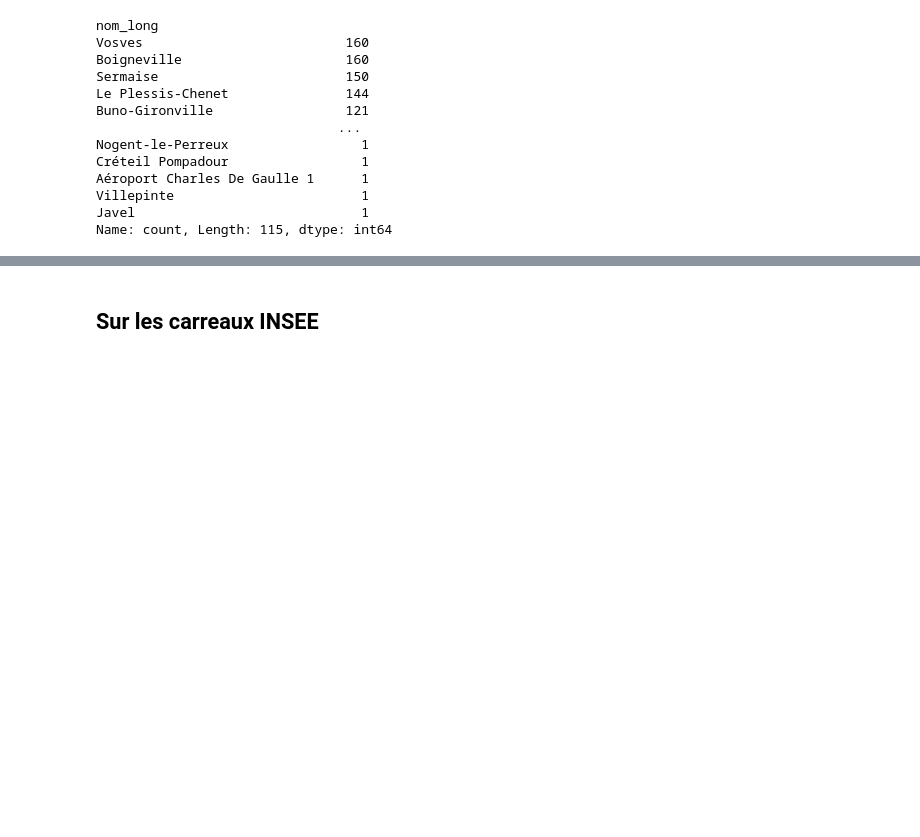
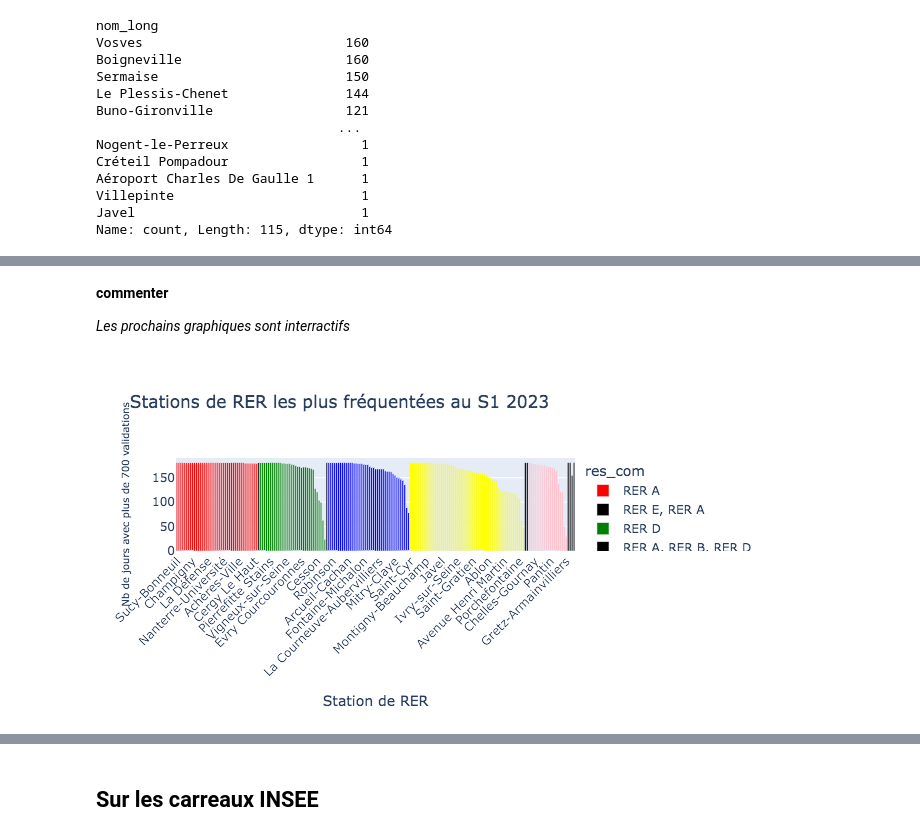
Before and after one commit to jlechat/Frequentation-des-stations-de-TC-en-Ile-de-France, a Jupyter notebook: 2- Statistiques descriptives/Statistiques_descriptives.ipynb, the cells around one changed output, grey strips where cells are left out. Saved outputs shown, nothing was run; the diff lists cells and outputs as text; code cells hidden in the pictures; blank space fills up the shorter version.

```diff
--- a/2- Statistiques descriptives/Statistiques_descriptives.ipynb
+++ b/2- Statistiques descriptives/Statistiques_descriptives.ipynb
@@ -212,0 +202,3 @@ fig.show()
+# %%
+haute_freq=freq_stations[freq_stations['NB_VALD'] >= 700]
+haute_freq
@@ -212,0 +221,4 @@ fig.show()
+# %%
+haute_freq_stations=haute_freq.loc[:,['nom_long']]
+liste_haute_freq_stations= haute_freq_stations['nom_long'].value_counts()
+liste_haute_freq_stations
@@ -212,0 +239,29 @@ fig.show()
+# %% [markdown]
+**commenter**
+
+*Les prochains graphiques sont interractifs*
+# %%
+df=liste_haute_freq_stations.reset_index()
+df.columns=['Station de RER', 'Nb de jours avec plus de 700 validations']
+liste_haute_freq_stations=df.merge(stations, left_on="Station de RER", right_on="nom_long")
+# %%
+couleurs_res_com = {
+    'RER A': 'red', 'RER B': 'blue', 'RER C': 'yellow',
+    'RER D': 'green', 'RER E': 'pink', 'RER E, RER A': 'black',
+    'RER A, RER B, RER D': 'black', 'RER D, RER A':'black',
+    'RER B, RER D, RER E': 'black', 'RER C, RER D':'black',
+    'RER B, RER C':'black', 'RER C, RER B':'black'}
+# %%
+fig = px.bar(liste_haute_freq_stations, x='Station de RER', y='Nb de jours avec plus de 700 validations', color='res_com',
+             title='Stations de RER les plus fréquentées au S1 2023',
+            color_discrete_map=couleurs_res_com)
+
+# Personnaliser le graphique
+fig.update_layout(xaxis_tickangle=-45)  # Incliner les étiquettes de l'axe des abscisses
+#fig.update_traces(marker_color='skyblue')  # La couleur par défaut des barres, peut être écrasée par 'color'
+fig.update_yaxes(title_font=dict(size=10))  # Réduire la taille de la police pour l'axe des ordonnées
+
+# Afficher le graphique
+fig.show()
+# %% [output]
+[figure, added]
```
Also changed, not shown: parts of 19 cells of this notebook.
